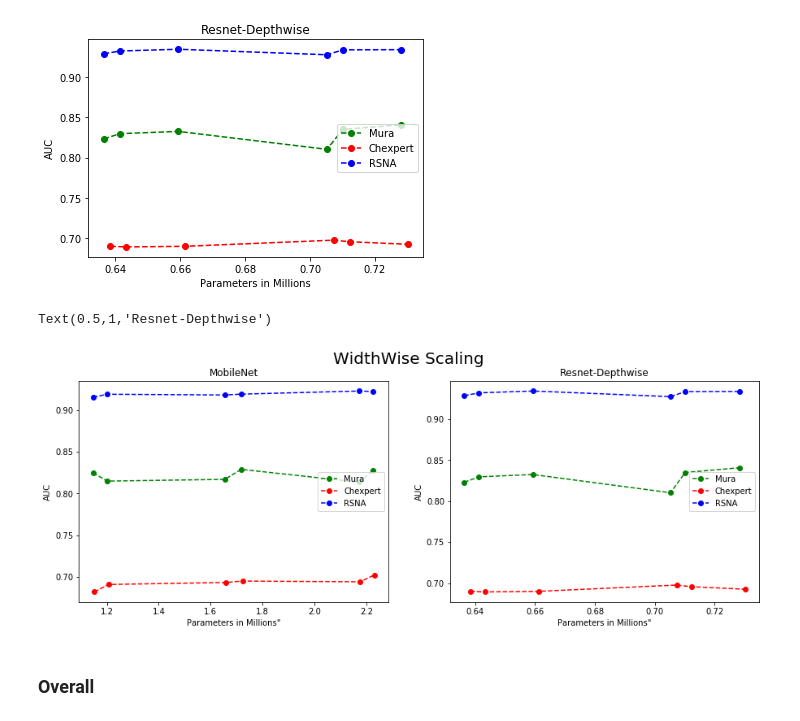
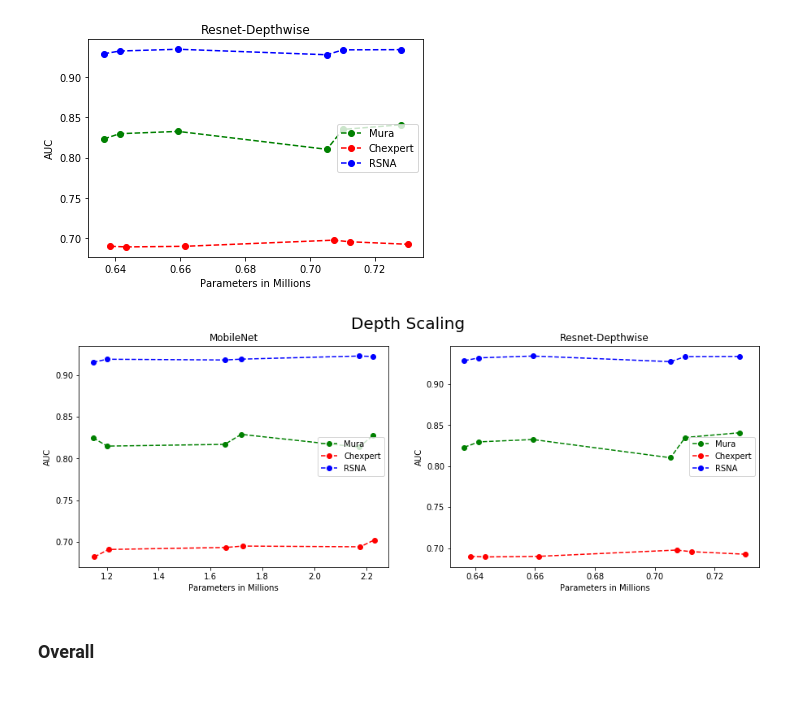
Before and after one commit to RojaImmanni/Medical_Images, a Jupyter notebook: Results.ipynb, the cells around one changed output. Drawn from its saved outputs; the diff is of its cells as text; code cells hidden in the pictures.

```diff
--- a/Results.ipynb
+++ b/Results.ipynb
@@ -272,24 +296,25 @@ plt.show()
 [figure]
 # %%
 fig, (ax1, ax2) = plt.subplots(1, 2, figsize=(15, 5))
-fig.suptitle('WidthWise Scaling', fontsize=20)
+fig.suptitle('Depth Scaling', fontsize=20)
 
 ax1.plot(mura_df_m['params']/1e6, mura_df_m['score'], 'go--')
 ax1.plot(chexpert_df_m['params']/1e6, chexpert_df_m['score'], 'ro--')
 ax1.plot(rsna_df_m['params']/1e6, rsna_df_m['score'], 'bo--')
 ax1.legend(['Mura', 'Chexpert', 'RSNA'], loc='center right')
-ax1.set(xlabel='Parameters in Millions"', ylabel='AUC')
+ax1.set(xlabel='Parameters in Millions', ylabel='AUC')
 ax1.set_title("MobileNet")
 
 ax2.plot(mura_df_r['params']/1e6, mura_df_r['score'], 'go--')
 ax2.plot(chexpert_df_r['params']/1e6, chexpert_df_r['score'], 'ro--')
 ax2.plot(rsna_df_r['params']/1e6, rsna_df_r['score'], 'bo--')
 ax2.legend(['Mura', 'Chexpert', 'RSNA'], loc='center right')
-ax2.set(xlabel='Parameters in Millions"', ylabel='AUC')
+ax2.set(xlabel='Parameters in Millions', ylabel='AUC')
 ax2.set_title("Resnet-Depthwise")
+
+plt.savefig("Depth_Scaling.jpg", dpi=200)
 # %% [output]
-Text(0.5,1,'Resnet-Depthwise')
-[figure, old version]
+[figure, new version]
 # %% [markdown]
 ### Overall
 # %%
```
Also changed, not shown: parts of 17 cells of this notebook, 15 other files.
